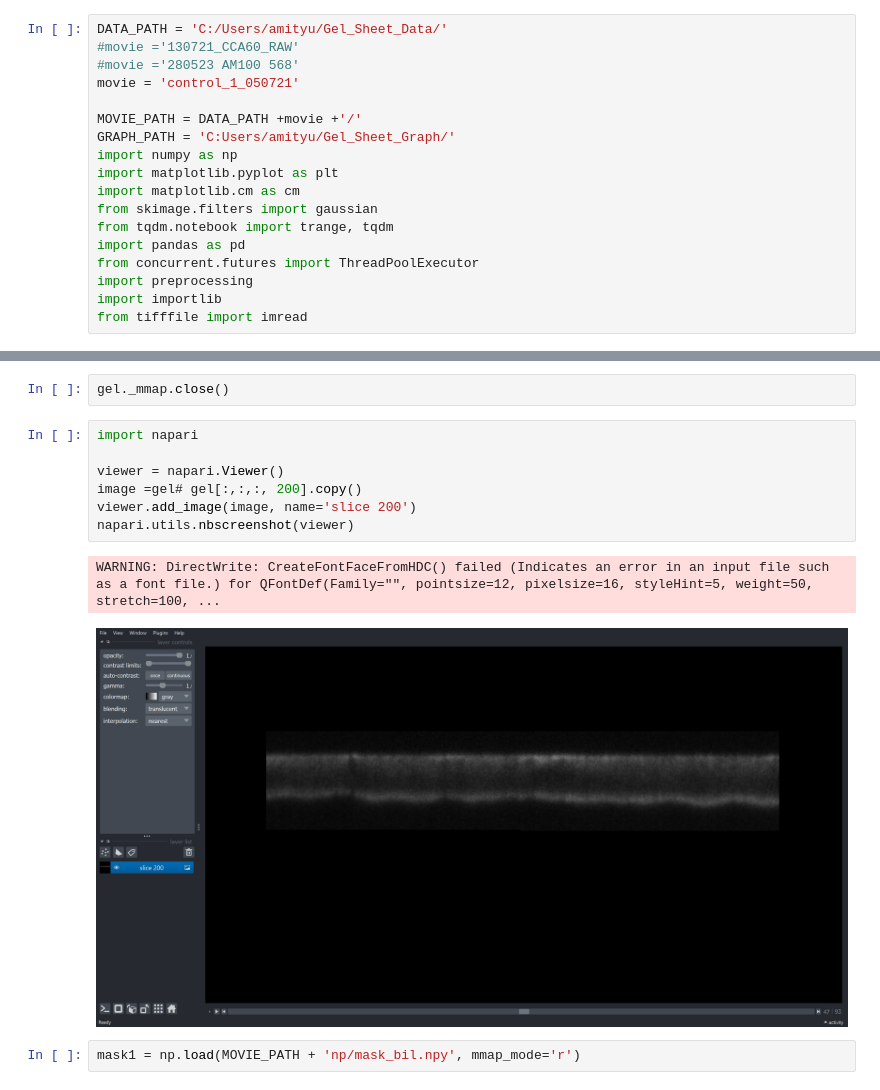
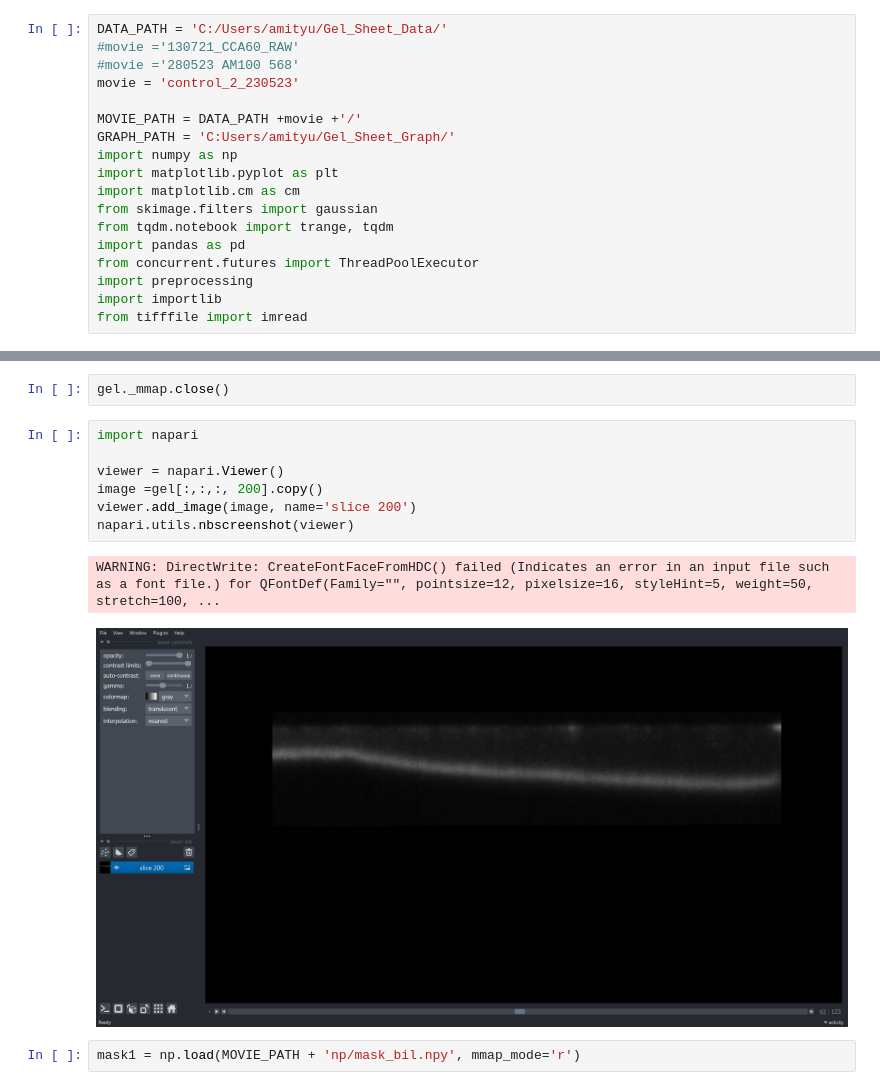
Before and after one commit to amityu/gel_sheets, a Jupyter notebook: utils/napari_notebook.ipynb, the cells around one changed output, grey strips where cells are left out. Cells and saved outputs as stored; diff of their text form.

```diff
--- a/utils/napari_notebook.ipynb
+++ b/utils/napari_notebook.ipynb
@@ -2,7 +2,7 @@
 DATA_PATH = 'C:/Users/amityu/Gel_Sheet_Data/'
 #movie ='130721_CCA60_RAW'
 #movie ='280523 AM100 568'
-movie = 'control_1_050721'
+movie = 'control_2_230523'
 
 MOVIE_PATH = DATA_PATH +movie +'/'
 GRAPH_PATH = 'C:Users/amityu/Gel_Sheet_Graph/'
@@ -27,13 +27,13 @@ gel._mmap.close()
 # %%
 import napari
 
 viewer = napari.Viewer()
-image =gel# gel[:,:,:, 200].copy()
+image =gel[:,:,:, 200].copy()
 viewer.add_image(image, name='slice 200')
 napari.utils.nbscreenshot(viewer)
 # %% [output]
 WARNING: DirectWrite: CreateFontFaceFromHDC() failed (Indicates an error in an input file such as a font file.) for QFontDef(Family="", pointsize=12, pixelsize=16, styleHint=5, weight=50, stretch=100, ...
-[figure, old version]
+[figure, new version]
 # %%
 mask1 = np.load(MOVIE_PATH + 'np/mask_bil.npy', mmap_mode='r')
 # %%
```
Also changed, not shown: 9 other files.
